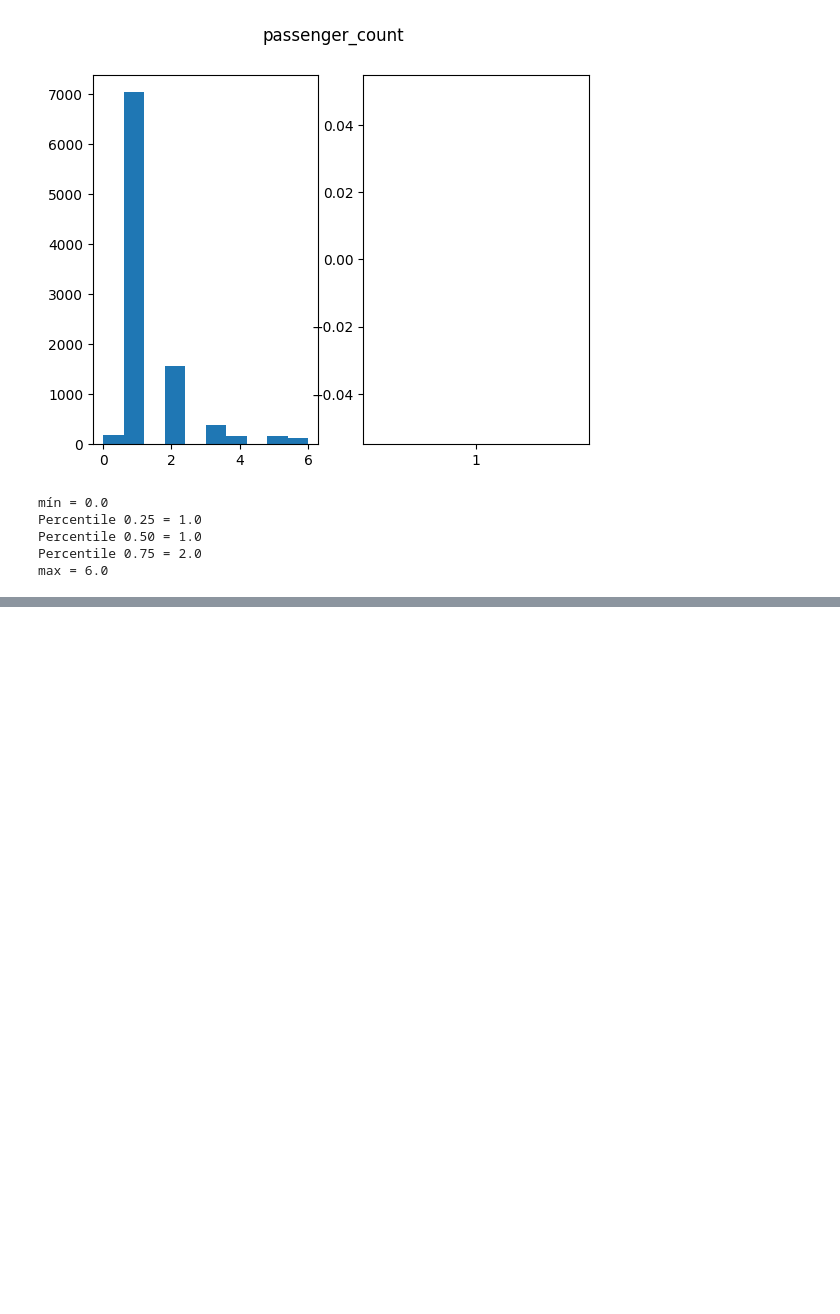
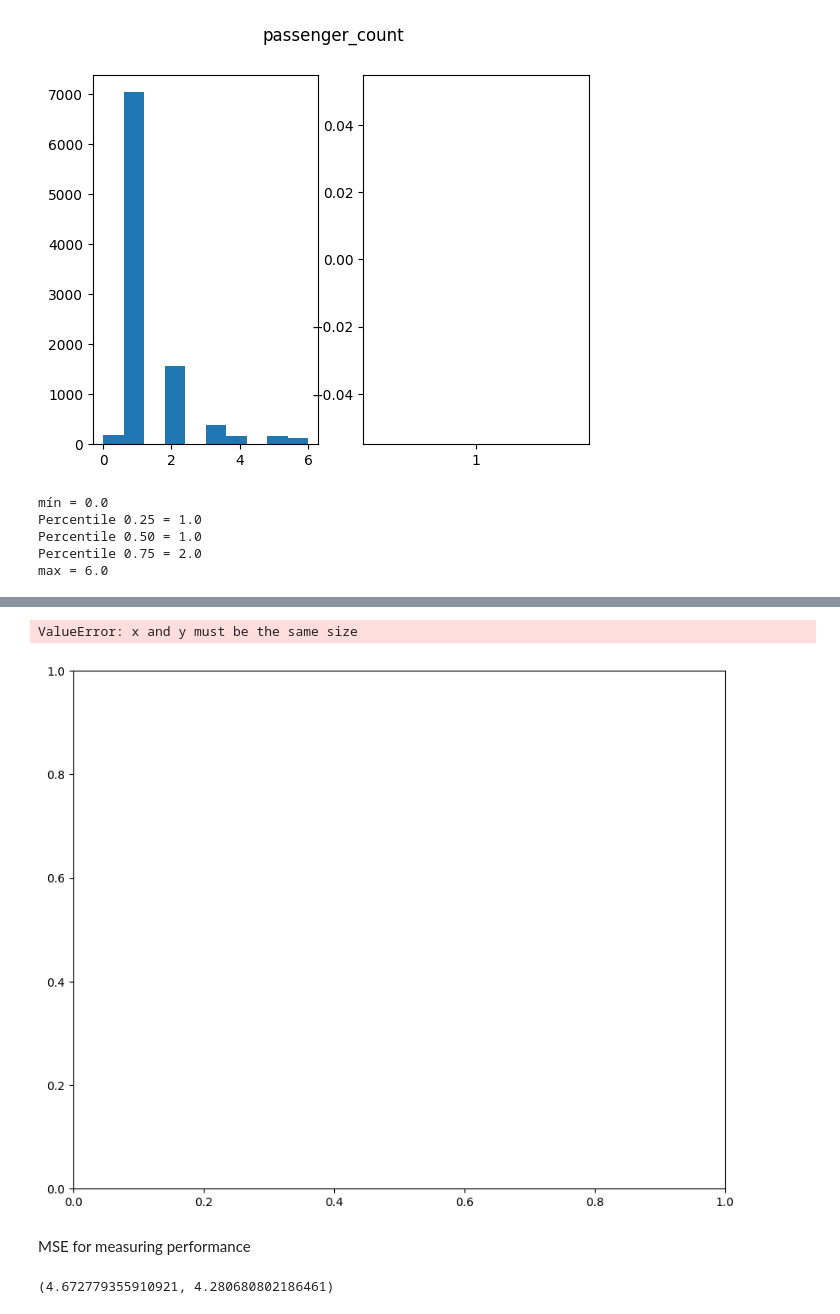
Before and after one commit to andres-mart/FinalProject, a Jupyter notebook: EDA.ipynb, the cells around one changed output, grey strips where cells are left out. Drawn from its saved outputs; the diff is of its cells as text; code cells hidden in the pictures; blank space fills up the shorter version.

```diff
--- a/EDA.ipynb
+++ b/EDA.ipynb
@@ -240,0 +268,7 @@ filtered_df = clean_outliers('passenger_count')
+# %%
+X = df_numerics.drop("duration", axis=1)
+y = df_numerics["duration"]
+# %%
+from sklearn.model_selection import train_test_split
+
+X_train, X_test, y_train, y_test = train_test_split(X, y, test_size=0.2, random_state=42)
@@ -240,0 +277,3 @@ filtered_df = clean_outliers('passenger_count')
+# %%
+from sklearn.linear_model import LinearRegression
+reg = LinearRegression().fit(X_train, y_train)
@@ -240,0 +286,25 @@ filtered_df = clean_outliers('passenger_count')
+# %%
+y_train_pred = reg.predict(X_train)
+y_test_pred = reg.predict(X_test)
+# %%
+plt.figure(figsize = (10,8))
+
+plt.scatter(X_test, y_test,  color='red', label = 'Test')
+plt.plot(X_test, y_test_pred, color='blue', linewidth=5.0, label = 'Prediction Test')
+
+plt.scatter(X_train, y_train,  color='green', label = 'Train')
+plt.plot(X_train, y_train_pred, color='k', linestyle = '--', label = 'Prediction Train')
+
+plt.legend()
+plt.show()
+# %% [output]
+ValueError: x and y must be the same size
+[figure, added]
+# %% [markdown]
+MSE for measuring performance
+# %%
+from sklearn.metrics import mean_squared_error
+
+mean_squared_error(y_train, reg.predict(X_train)), mean_squared_error(y_test, reg.predict(X_test))
+# %% [output]
+(4.672779355910921, 4.280680802186461)
```
Also changed, not shown: parts of 8 cells of this notebook.
